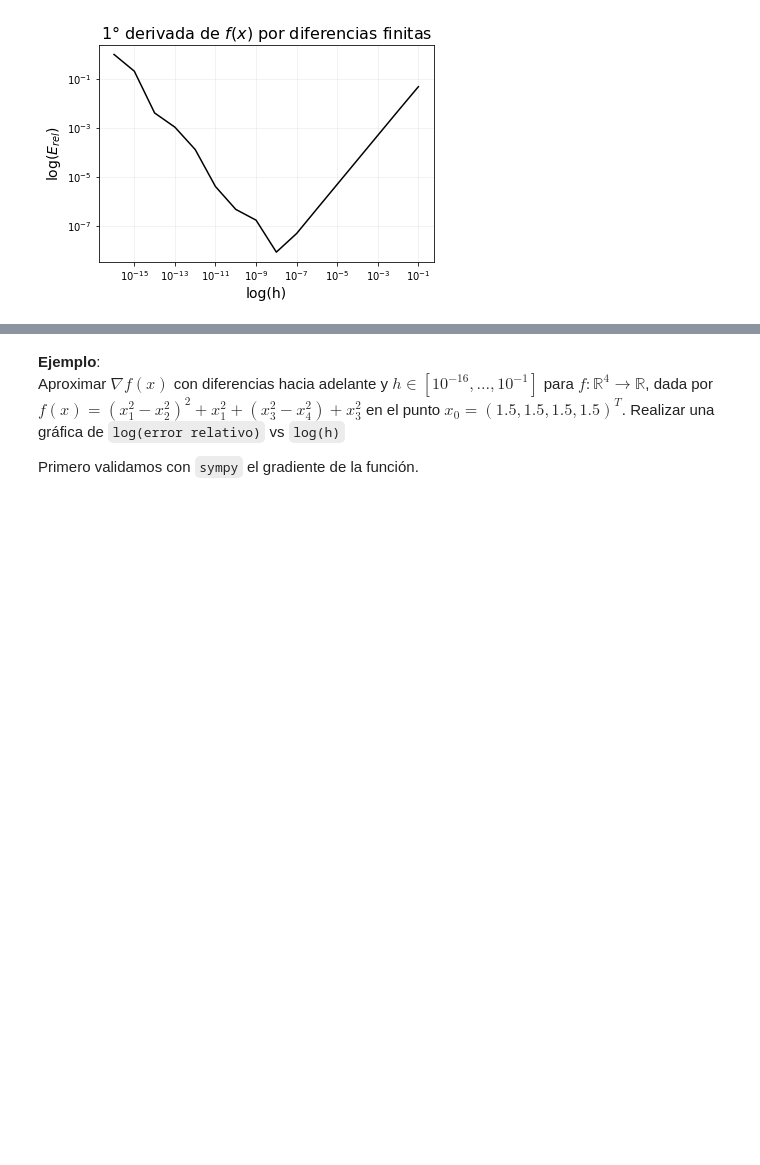
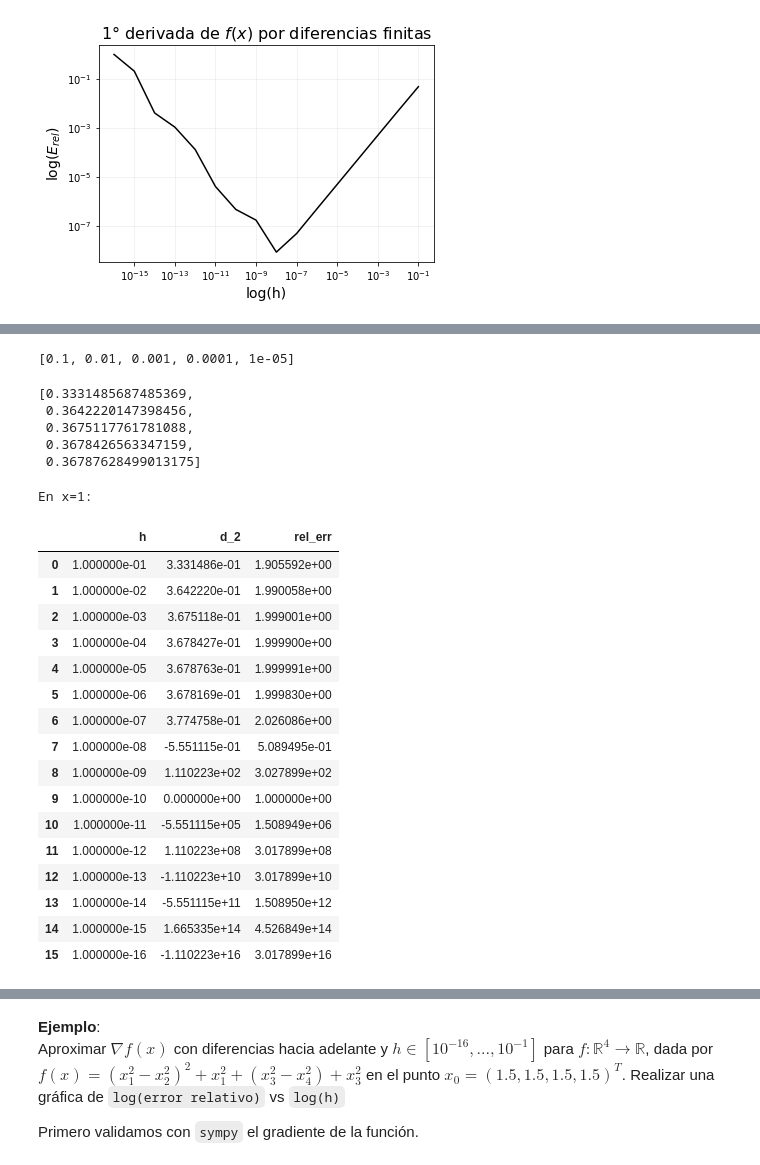
Before and after one commit to CAMM961001/itam-mcd, a Jupyter notebook: optimizacion/01-computo-cientifico/1.6-diferenciacion-numerica.ipynb, the cells around one changed output, grey strips where cells are left out. Saved outputs shown, nothing was run; the diff lists cells and outputs as text; code cells hidden in the pictures; blank space fills up the shorter version.

```diff
--- a/optimizacion/01-computo-cientifico/1.6-diferenciacion-numerica.ipynb
+++ b/optimizacion/01-computo-cientifico/1.6-diferenciacion-numerica.ipynb
@@ -291,0 +294,61 @@ plt.show()
+# %%
+#Función de interés
+def F(x): return np.exp(-x)
+
+#Aprox. derivada x difs. finitas adelante
+def approx_first_der(f, x, h):  return ( f(x+h) - f(x) )/h
+def approx_second_der(f, x, h): return ( f(x+2*h) - 2*f(x+h) + f(x) )/(h**2)
+# %%
+#Diccionario para almacenar derivadas
+dif_adela = {'h': [],
+            'd_2': []}
+
+#Vector de h's: [1e-1, 1e-16]
+for i in range(1,17):
+    dif_adela['h'].append(math.pow(10, -i))
+
+dif_adela['h'][:5]
+# %% [output]
+[0.1, 0.01, 0.001, 0.0001, 1e-05]
+# %%
+#Evaluando difs. finitas en torno a x=1
+x = 1
+for i in dif_adela['h']:
+    dif_adela['d_2'].append(approx_second_der(F,x,i))
+
+dif_adela['d_2'][:5]
+# %% [output]
+[0.3331485687485369,
+ 0.3642220147398456,
+ 0.3675117761781088,
+ 0.3678426563347159,
+ 0.36787628499013175]
+# %%
+#Valor objetivo
+obj = -np.exp(-x)
+
+#Convirtiendo a DataFrame y evaluando error
+dif_adela = pd.DataFrame(dif_adela)
+dif_adela['rel_err'] = np.abs((dif_adela['d_2'] - obj)) / np.abs(obj)
+
+print("En x=1:\n")
+dif_adela
+# %% [output]
+En x=1:
+|  | h | d_2 | rel_err |
+| 0 | 1.000000e-01 | 3.331486e-01 | 1.905592e+00 |
+| 1 | 1.000000e-02 | 3.642220e-01 | 1.990058e+00 |
+| 2 | 1.000000e-03 | 3.675118e-01 | 1.999001e+00 |
+| 3 | 1.000000e-04 | 3.678427e-01 | 1.999900e+00 |
+| 4 | 1.000000e-05 | 3.678763e-01 | 1.999991e+00 |
+| 5 | 1.000000e-06 | 3.678169e-01 | 1.999830e+00 |
+| 6 | 1.000000e-07 | 3.774758e-01 | 2.026086e+00 |
+| 7 | 1.000000e-08 | -5.551115e-01 | 5.089495e-01 |
+| 8 | 1.000000e-09 | 1.110223e+02 | 3.027899e+02 |
+| 9 | 1.000000e-10 | 0.000000e+00 | 1.000000e+00 |
+| 10 | 1.000000e-11 | -5.551115e+05 | 1.508949e+06 |
+| 11 | 1.000000e-12 | 1.110223e+08 | 3.017899e+08 |
+| 12 | 1.000000e-13 | -1.110223e+10 | 3.017899e+10 |
+| 13 | 1.000000e-14 | -5.551115e+11 | 1.508950e+12 |
+| 14 | 1.000000e-15 | 1.665335e+14 | 4.526849e+14 |
+| 15 | 1.000000e-16 | -1.110223e+16 | 3.017899e+16 |
```
Also changed, not shown: parts of 10 cells of this notebook.
